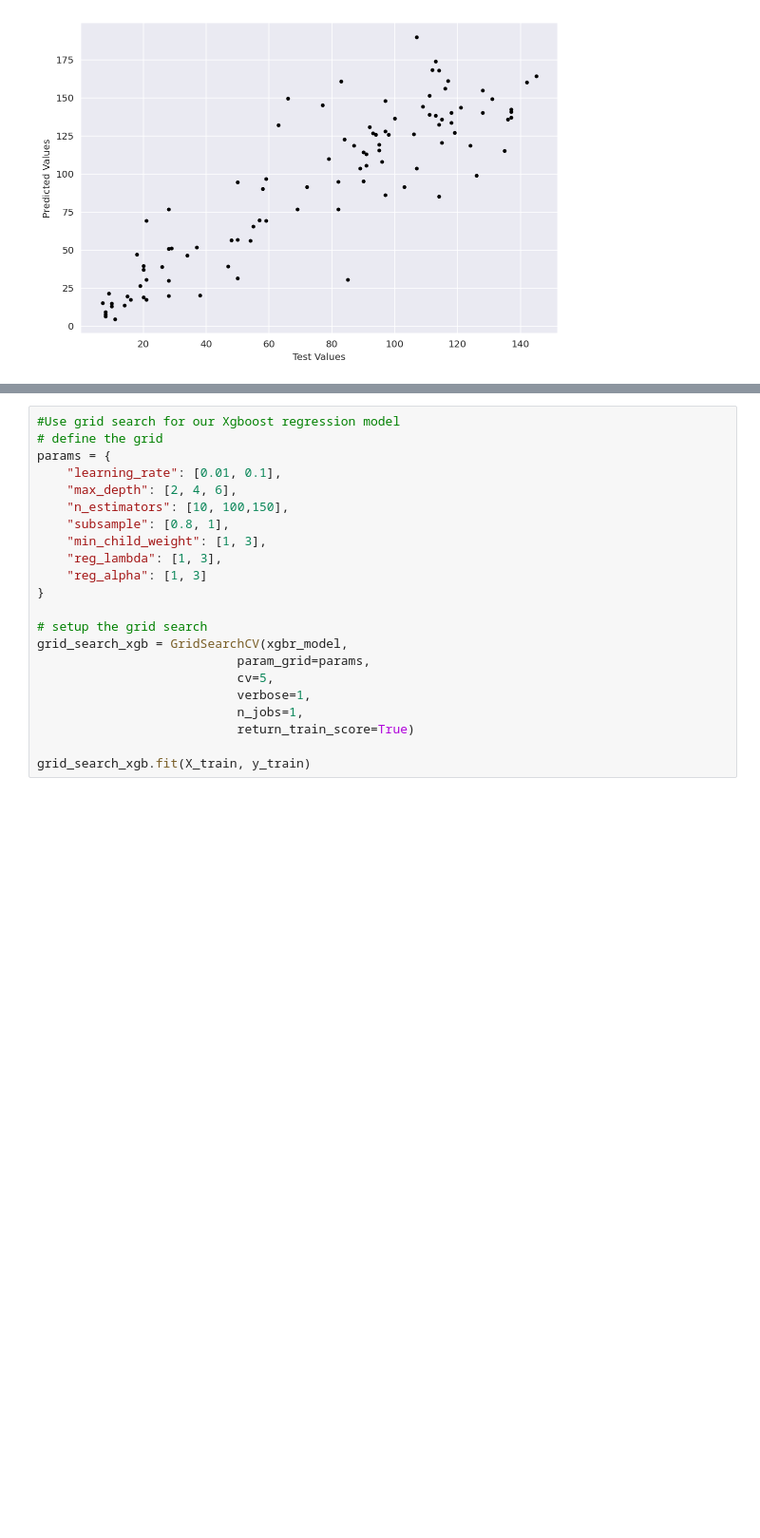
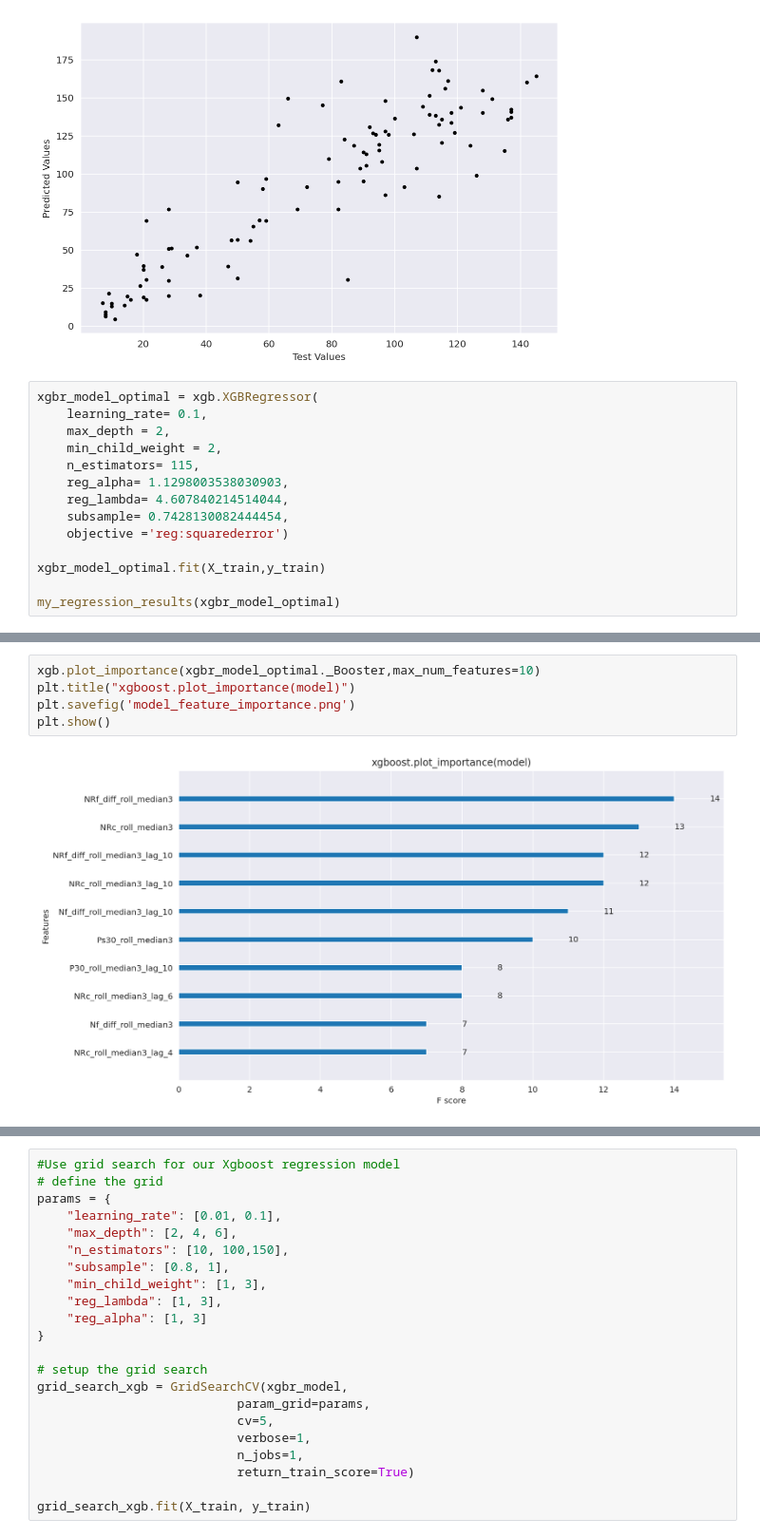
Before and after one commit to melperry123/Predictive-Maintenance-Example, a Jupyter notebook: Predictive_Maintenance_Machine_Learning-Improvements.ipynb, the cells around one changed output, grey strips where cells are left out. Shown at 95% size. Cells and saved outputs as stored; diff of their text form; blank space fills up the shorter version.

Commit message:
Generate most important variables in XGBoost model.

```diff
--- a/Predictive_Maintenance_Machine_Learning-Improvements.ipynb
+++ b/Predictive_Maintenance_Machine_Learning-Improvements.ipynb
@@ -1046,3 +1049,17 @@ Model r-squared score from test data: 0.4965
 Mean squared error on test data: 869.52
 Root mean squared error on test data: 29.49
 [figure]
+# %%
+xgbr_model_optimal = xgb.XGBRegressor(
+    learning_rate= 0.1,
+    max_depth = 2,
+    min_child_weight = 2,
+    n_estimators= 115,
+    reg_alpha= 1.1298003538030903,
+    reg_lambda= 4.607840214514044,
+    subsample= 0.7428130082444454,
+    objective ='reg:squarederror')
+
+xgbr_model_optimal.fit(X_train,y_train)
+
+my_regression_results(xgbr_model_optimal)
@@ -1048,0 +1071,7 @@ Root mean squared error on test data: 29.49
+# %%
+xgb.plot_importance(xgbr_model_optimal._Booster,max_num_features=10)
+plt.title("xgboost.plot_importance(model)")
+plt.savefig('model_feature_importance.png')
+plt.show()
+# %% [output]
+[figure, added]
```
Also changed, not shown: parts of 3 cells of this notebook.
